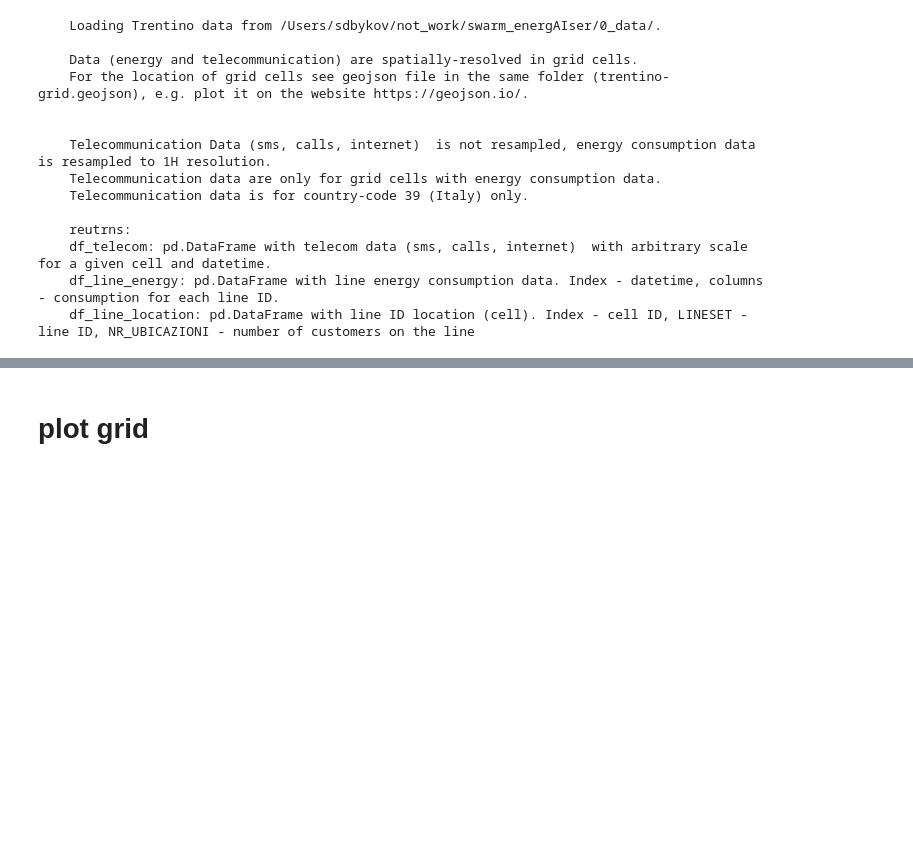
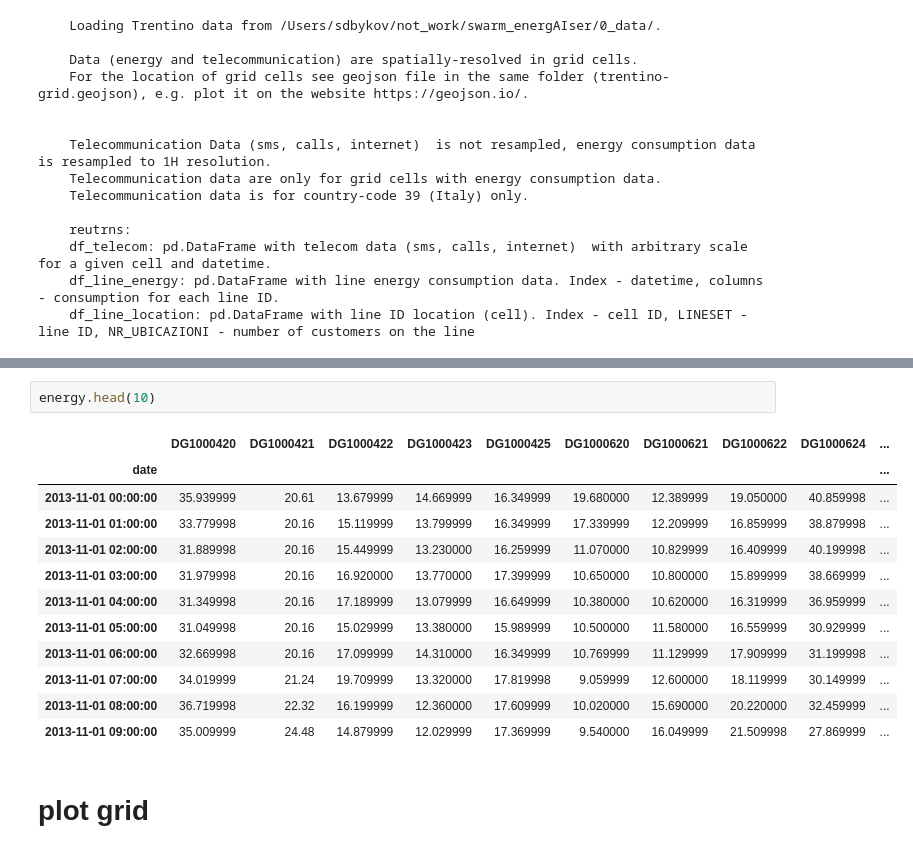
Before and after one commit to SergeiDBykov/swarm_energAIser, a Jupyter notebook: 1_exploratory_analysis/3_trentino/1_trentino_eda.ipynb, the cells around one changed output, grey strips where cells are left out. Saved outputs shown, nothing was run; the diff lists cells and outputs as text; blank space fills up the shorter version.

```diff
--- a/1_exploratory_analysis/3_trentino/1_trentino_eda.ipynb
+++ b/1_exploratory_analysis/3_trentino/1_trentino_eda.ipynb
@@ -37,3 +75,18 @@ telecom,energy,lines = read_trentino()
+# %%
+energy.head(10)
+# %% [output]
+|  | DG1000420 | DG1000421 | DG1000422 | DG1000423 | DG1000425 | DG1000620 | DG1000621 | DG1000622 | DG1000624 | ... |
+| date |  |  |  |  |  |  |  |  |  | ... |
+| 2013-11-01 00:00:00 | 35.939999 | 20.61 | 13.679999 | 14.669999 | 16.349999 | 19.680000 | 12.389999 | 19.050000 | 40.859998 | ... |
+| 2013-11-01 01:00:00 | 33.779998 | 20.16 | 15.119999 | 13.799999 | 16.349999 | 17.339999 | 12.209999 | 16.859999 | 38.879998 | ... |
+| 2013-11-01 02:00:00 | 31.889998 | 20.16 | 15.449999 | 13.230000 | 16.259999 | 11.070000 | 10.829999 | 16.409999 | 40.199998 | ... |
+| 2013-11-01 03:00:00 | 31.979998 | 20.16 | 16.920000 | 13.770000 | 17.399999 | 10.650000 | 10.800000 | 15.899999 | 38.669999 | ... |
+| 2013-11-01 04:00:00 | 31.349998 | 20.16 | 17.189999 | 13.079999 | 16.649999 | 10.380000 | 10.620000 | 16.319999 | 36.959999 | ... |
+| 2013-11-01 05:00:00 | 31.049998 | 20.16 | 15.029999 | 13.380000 | 15.989999 | 10.500000 | 11.580000 | 16.559999 | 30.929999 | ... |
+| 2013-11-01 06:00:00 | 32.669998 | 20.16 | 17.099999 | 14.310000 | 16.349999 | 10.769999 | 11.129999 | 17.909999 | 31.199998 | ... |
+| 2013-11-01 07:00:00 | 34.019999 | 21.24 | 19.709999 | 13.320000 | 17.819998 | 9.059999 | 12.600000 | 18.119999 | 30.149999 | ... |
+| 2013-11-01 08:00:00 | 36.719998 | 22.32 | 16.199999 | 12.360000 | 17.609999 | 10.020000 | 15.690000 | 20.220000 | 32.459999 | ... |
+| 2013-11-01 09:00:00 | 35.009999 | 24.48 | 14.879999 | 12.029999 | 17.369999 | 9.540000 | 16.049999 | 21.509998 | 27.869999 | ... |
 # %% [markdown]
 # plot grid
 # %%
```
Also changed, not shown: parts of 5 cells of this notebook, 1 other file.
